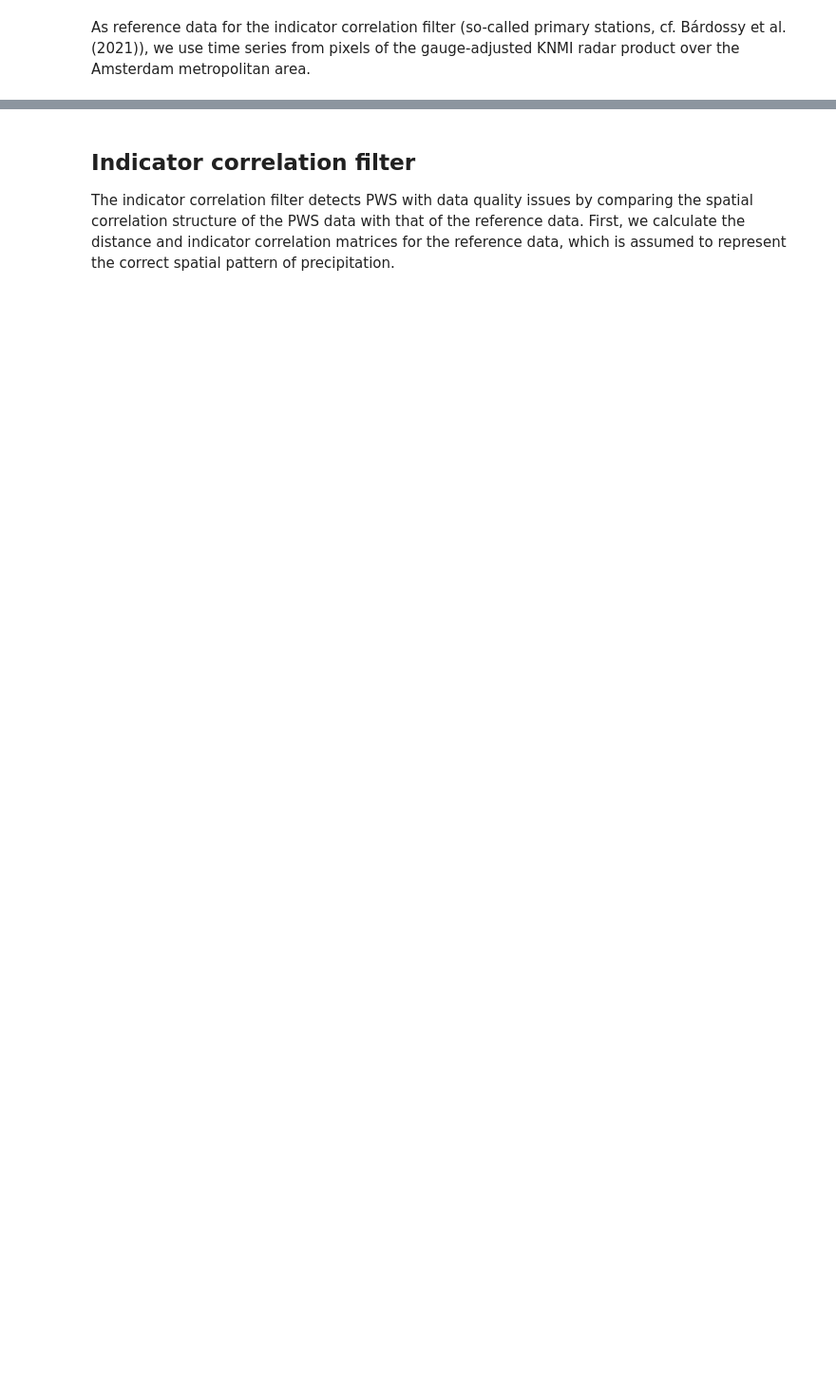
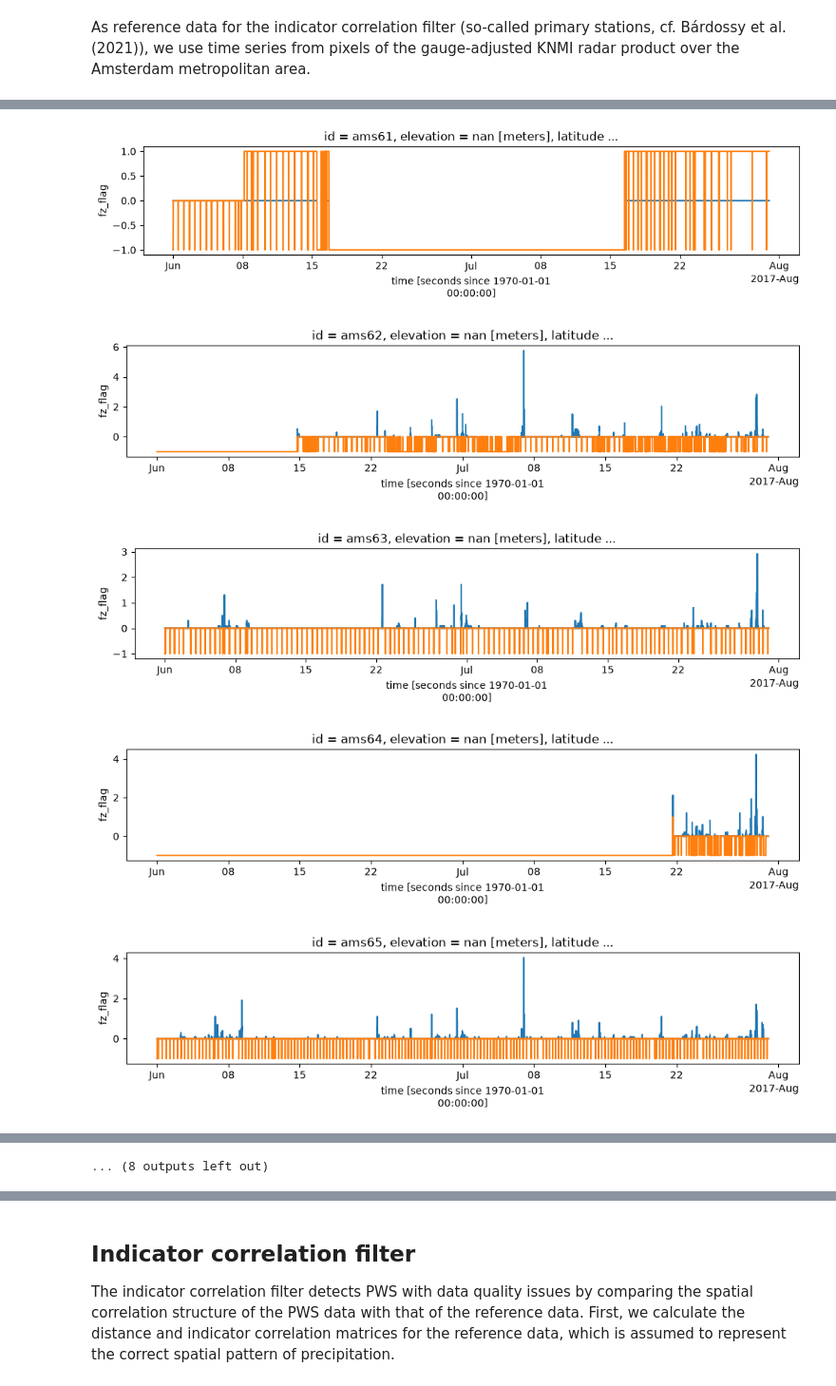
Before and after one commit to OpenSenseAction/OpenSenseAction.github.io, a Jupyter notebook: software-ecosystem/pypwsqc.ipynb, the cells around one changed output, grey strips where cells are left out. Shown at 95% size. Drawn from its saved outputs; the diff is of its cells as text; code cells hidden in the pictures; blank space fills up the shorter version.

```diff
--- a/software-ecosystem/pypwsqc.ipynb
+++ b/software-ecosystem/pypwsqc.ipynb
@@ -44,0 +149,11 @@ ds_ref
+# %%
+for i in range(60, 80):
+    ds_pws_flagged.rainfall.isel(id=i).plot(figsize=(12, 2))
+    ds_pws_flagged.fz_flag.isel(id=i).plot()
+    plt.show()
+# %% [output]
+[figure, added]
+[figure, added]
+[figure, added]
+[figure, added]
+[figure, added]
@@ -44,0 +167 @@ ds_ref
+... (8 outputs left out)
```
Also changed, not shown: parts of 19 cells of this notebook.
